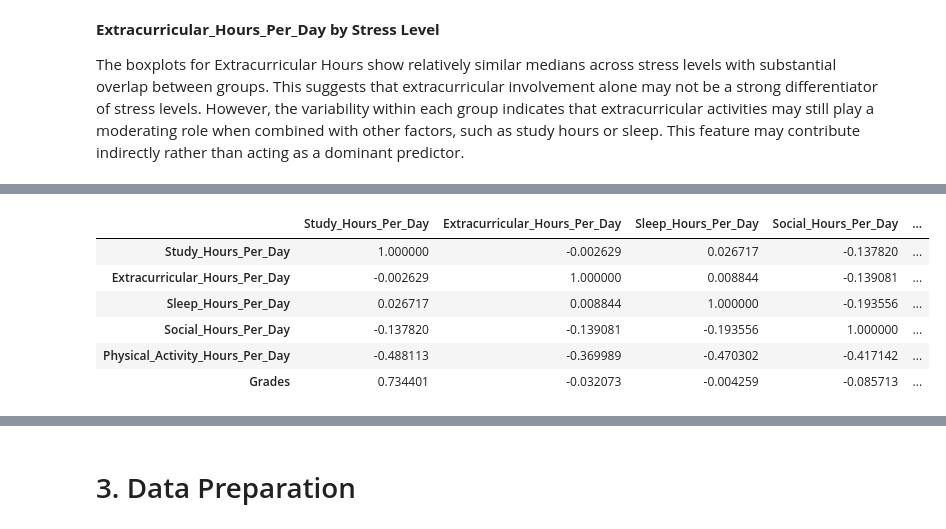
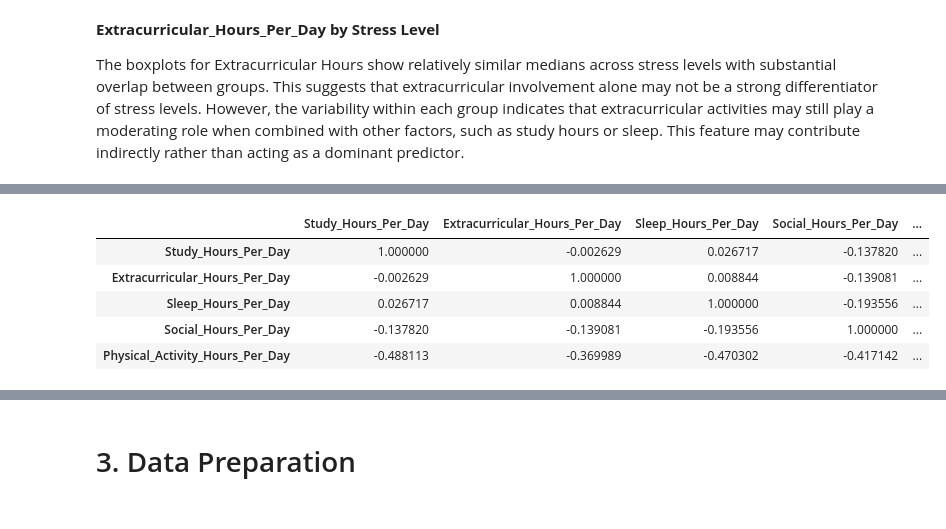
Before and after one commit to thiri-wah/mldp_project, a Jupyter notebook: MLDP Program Codes Submission Template (1).ipynb, the cells around one changed output, grey strips where cells are left out. Cells and saved outputs as stored; diff of their text form; code cells hidden in the pictures.

```diff
--- a/MLDP Program Codes Submission Template (1).ipynb
+++ b/MLDP Program Codes Submission Template (1).ipynb
@@ -176,16 +175,15 @@ The distribution of the target variable, Stress_Level, shows a clear imbalance a
 ### 2.3.1.2 Understanding distribution of features
 # %%
 ## Understanding distribution of features
-num_features = [
+num_cols = [
     "Study_Hours_Per_Day",
     "Extracurricular_Hours_Per_Day",
     "Sleep_Hours_Per_Day",
     "Social_Hours_Per_Day",
-    "Physical_Activity_Hours_Per_Day",
-    "Grades"
+    "Physical_Activity_Hours_Per_Day"
 ]
 
-for col in num_features:
+for col in num_cols:
     plt.figure(figsize=(6,4))
     plt.hist(df[col], bins=30)
     plt.xlabel(col)
@@ -377,21 +335,11 @@ plt.show()
 # %%
 #Correlation
-num_features = [
-    "Study_Hours_Per_Day",
-    "Extracurricular_Hours_Per_Day",
-    "Sleep_Hours_Per_Day",
-    "Social_Hours_Per_Day",
-    "Physical_Activity_Hours_Per_Day",
-    "Grades"
-]
-
-corr_matrix = df[num_features].corr()
+corr_matrix = df[num_cols].corr()
 corr_matrix
 # %% [output]
 |  | Study_Hours_Per_Day | Extracurricular_Hours_Per_Day | Sleep_Hours_Per_Day | Social_Hours_Per_Day | ... |
 | Study_Hours_Per_Day | 1.000000 | -0.002629 | 0.026717 | -0.137820 | ... |
 | Extracurricular_Hours_Per_Day | -0.002629 | 1.000000 | 0.008844 | -0.139081 | ... |
 | Sleep_Hours_Per_Day | 0.026717 | 0.008844 | 1.000000 | -0.193556 | ... |
 | Social_Hours_Per_Day | -0.137820 | -0.139081 | -0.193556 | 1.000000 | ... |
 | Physical_Activity_Hours_Per_Day | -0.488113 | -0.369989 | -0.470302 | -0.417142 | ... |
-| Grades | 0.734401 | -0.032073 | -0.004259 | -0.085713 | ... |
```
Also changed, not shown: parts of 43 cells of this notebook.
